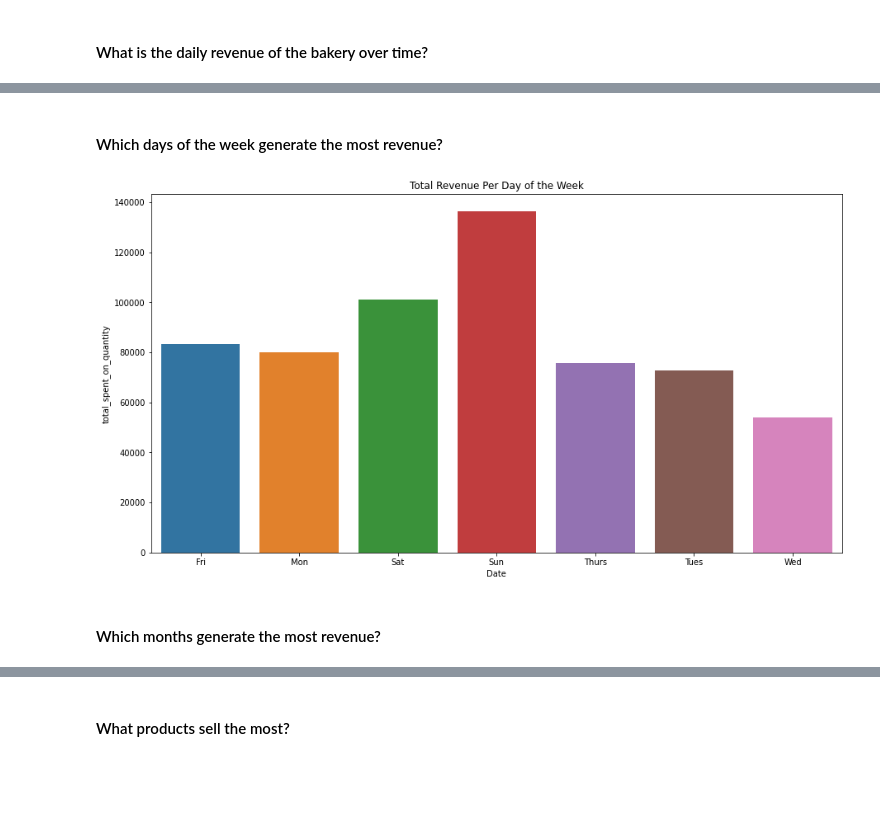
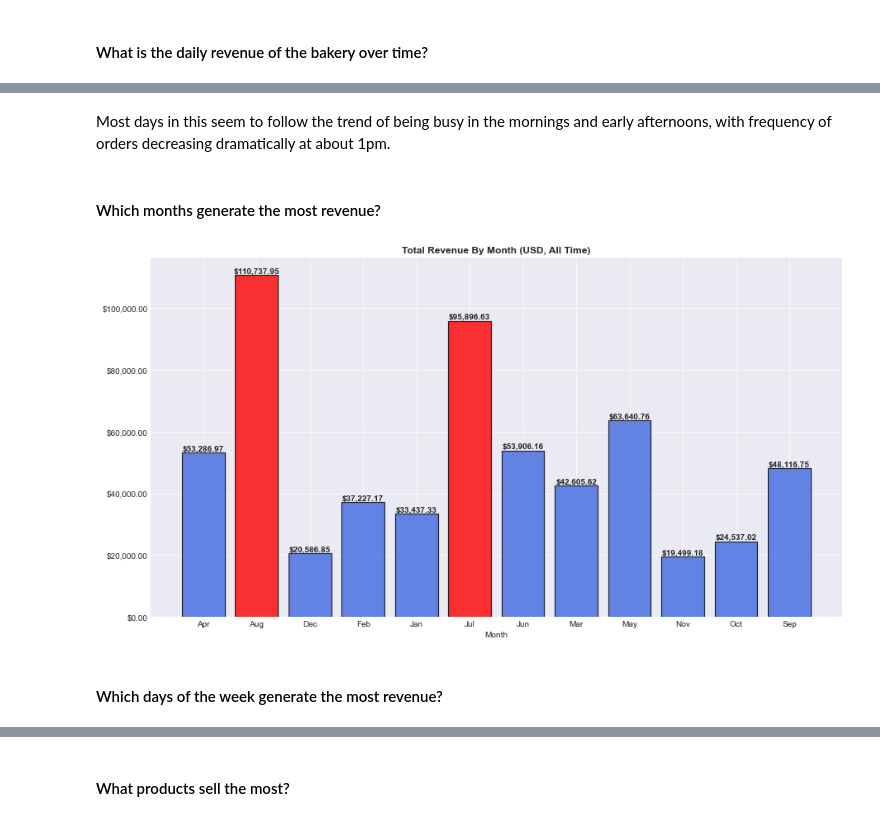
Before and after one commit to TrinityGahagen2K/french-bakery-analysis, a Jupyter notebook: french_bakery_analysis.ipynb, the cells around one changed output, grey strips where cells are left out. Cells and saved outputs as stored; diff of their text form; code cells hidden in the pictures; blank space fills up the shorter version.

```diff
--- a/french_bakery_analysis.ipynb
+++ b/french_bakery_analysis.ipynb
@@ -242,13 +423,24 @@ ax.set_title('Daily Revenue over Time');
+# %% [markdown]
+Most days in this seem to follow the trend of being busy in the mornings and early afternoons, with frequency of orders decreasing dramatically at about 1pm.
+# %% [markdown]
+#### Which months generate the most revenue?
+# %%
+fig, ax = plt.subplots(figsize=(15, 8))
+data = bakery.groupby('month')['total_spent_on_quantity'].sum()
+
+color_map = ['royalblue' for i in range(12)]
+color_map[1] = color_map[5] = 'red'
+ax.bar(data.index, data, color=color_map, lw=1.2, alpha=0.8, edgecolor='black')
+ax.set_xlabel('Month')
+ax.set_title('Total Revenue By Month (USD, All Time)')
+for i in data.index:
+    ax.annotate(f'${data[i]:,.02f}',
+                xy=(i, data[i] + (0.012 * ax.get_ylim()[1])),
+                fontweight='bold',
+                va='center',
+                ha='center')
+ax.yaxis.set_major_formatter(FuncFormatter(lambda y, _: '${:,.02f}'.format(y)));
+# %% [output]
+[figure, added]
 # %% [markdown]
 #### Which days of the week generate the most revenue?
-# %%
-fig, ax = plt.subplots(figsize=(15, 8))
-
-data = bakery.groupby('day_of_the_week')['total_spent_on_quantity'].sum()
-sns.barplot(x=data.index, y=data, ax=ax)
-ax.set_xlabel('Date')
-ax.set_title('Total Revenue Per Day of the Week');
-# %% [output]
-[figure, removed]
-# %% [markdown]
-#### Which months generate the most revenue?
```
Also changed, not shown: parts of 33 cells of this notebook.
